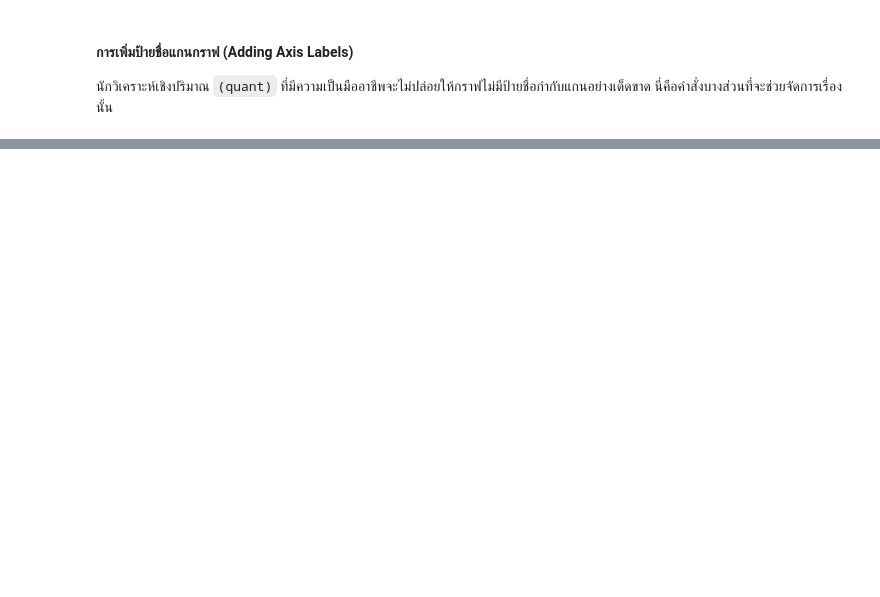
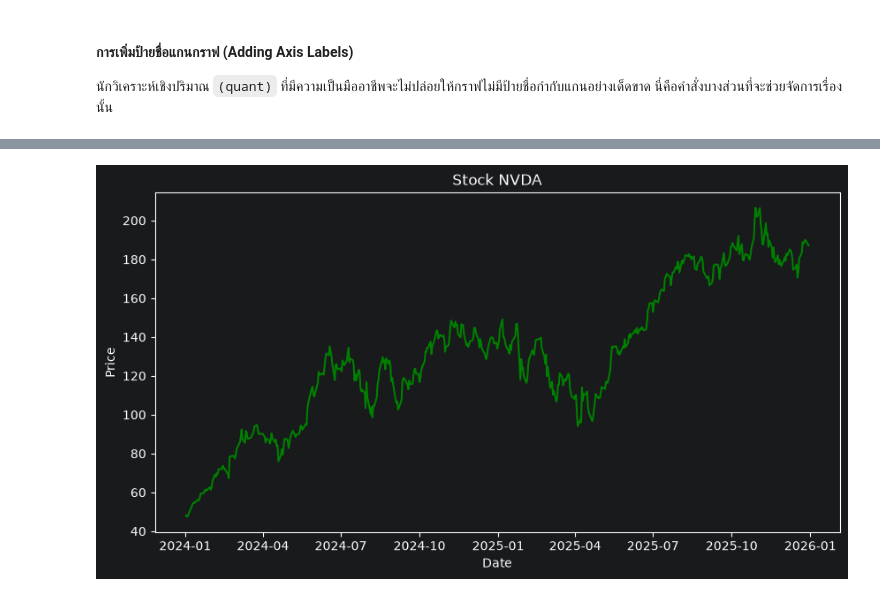
Before and after one commit to GOE84/Quantitative-, a Jupyter notebook: SS1/Introduction to the Research Environment.ipynb, the cells around one changed output, grey strips where cells are left out. Drawn from its saved outputs; the diff is of its cells as text; code cells hidden in the pictures; blank space fills up the shorter version.

```diff
--- a/SS1/Introduction to the Research Environment.ipynb
+++ b/SS1/Introduction to the Research Environment.ipynb
@@ -98,0 +140,9 @@ plt.show()
+# %%
+plt.figure(figsize=(10,5))
+plt.plot(data_set_nvda['Close'],color="green")
+plt.xlabel("Date")
+plt.ylabel("Price")
+plt.title("Stock NVDA")
+plt.show()
+# %% [output]
+[figure, added]
```
Also changed, not shown: parts of 12 cells of this notebook.
